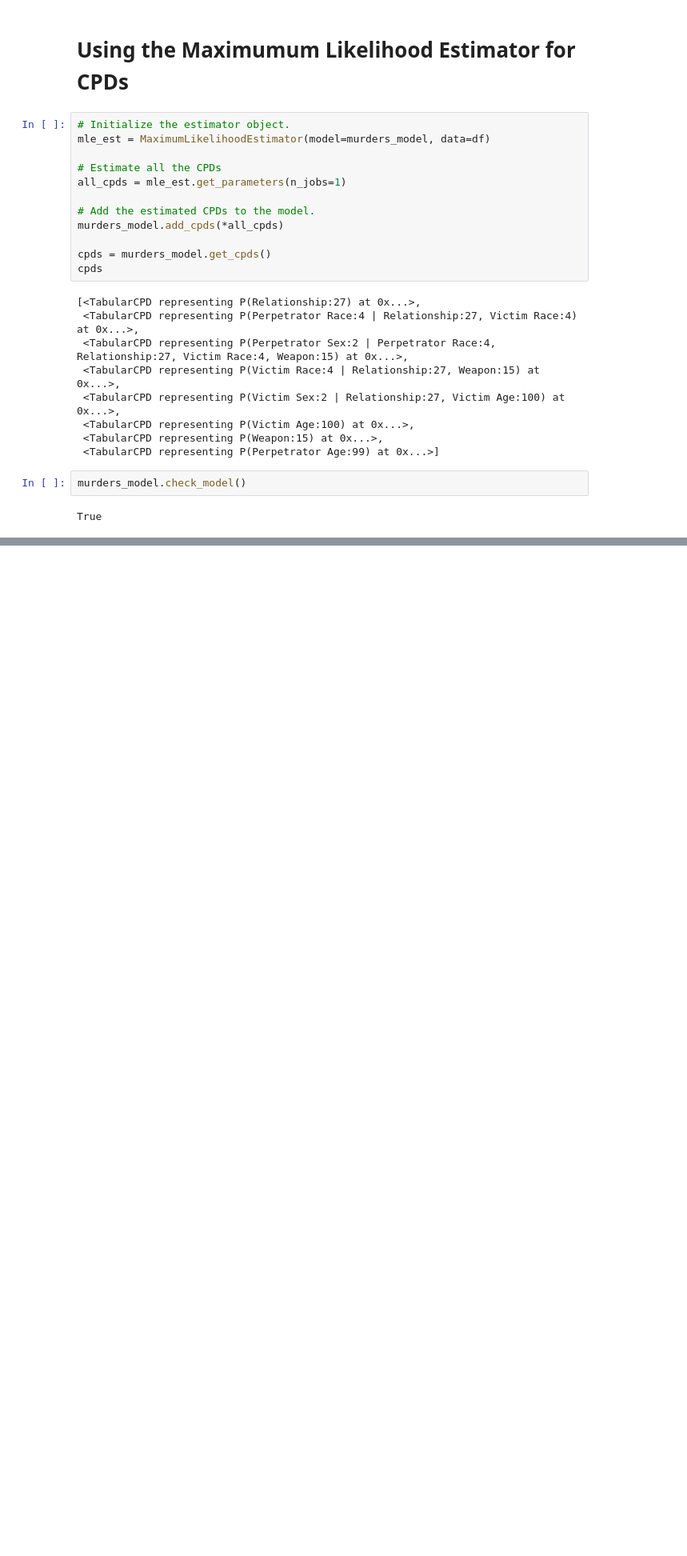
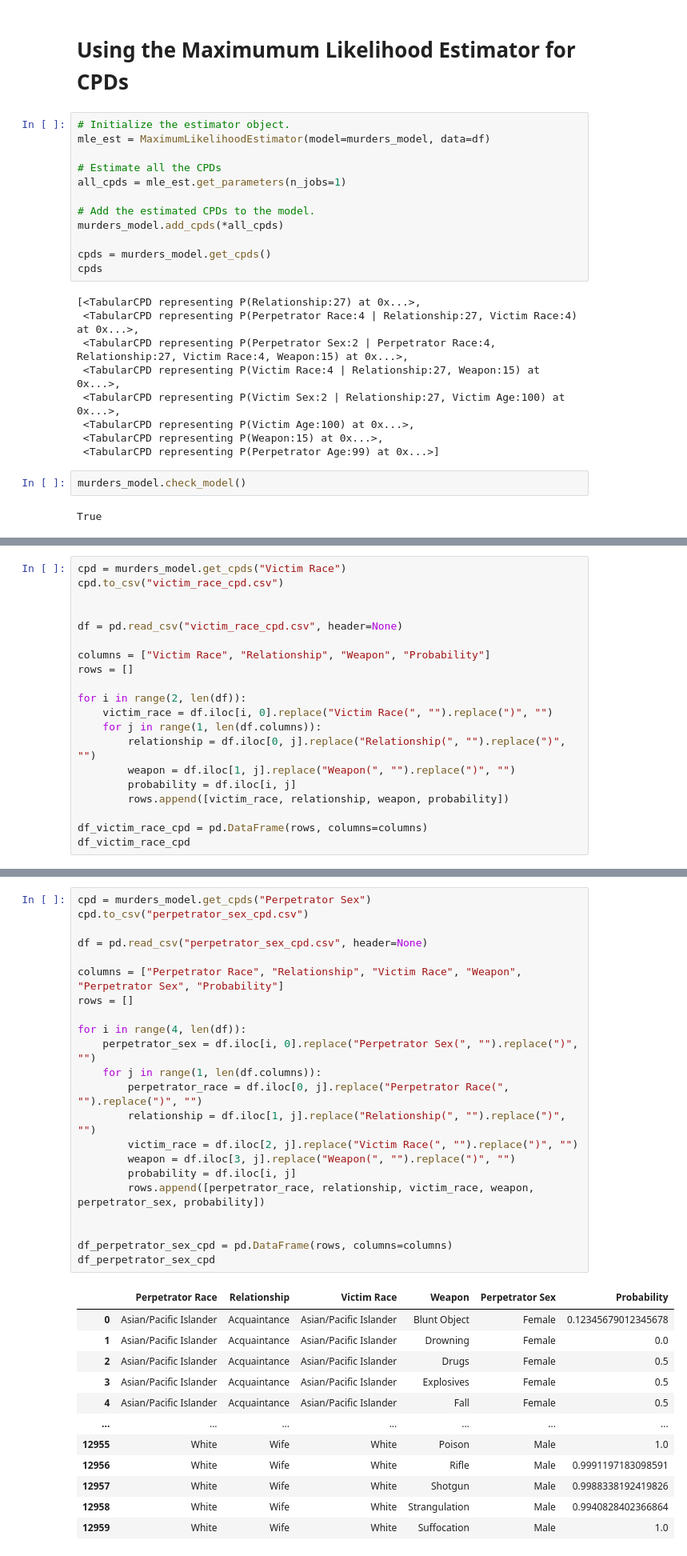
Before and after one commit to WARDROK/PW-WSI, a Jupyter notebook: lab7/BayesianNetwork.ipynb, the cells around one changed output, grey strips where cells are left out. Shown at 80% size. Drawn from its saved outputs; the diff is of its cells as text; blank space fills up the shorter version.

```diff
--- a/lab7/BayesianNetwork.ipynb
+++ b/lab7/BayesianNetwork.ipynb
@@ -128,0 +170,20 @@ df_pr
+# %%
+cpd = murders_model.get_cpds("Victim Race")
+cpd.to_csv("victim_race_cpd.csv")
+
+
+df = pd.read_csv("victim_race_cpd.csv", header=None)
+
+columns = ["Victim Race", "Relationship", "Weapon", "Probability"]
+rows = []
+
+for i in range(2, len(df)):
+    victim_race = df.iloc[i, 0].replace("Victim Race(", "").replace(")", "")
+    for j in range(1, len(df.columns)):
+        relationship = df.iloc[0, j].replace("Relationship(", "").replace(")", "")
+        weapon = df.iloc[1, j].replace("Weapon(", "").replace(")", "")
+        probability = df.iloc[i, j]
+        rows.append([victim_race, relationship, weapon, probability])
+
+df_victim_race_cpd = pd.DataFrame(rows, columns=columns)
+df_victim_race_cpd
@@ -128,0 +204,35 @@ df_pr
+# %%
+cpd = murders_model.get_cpds("Perpetrator Sex")
+cpd.to_csv("perpetrator_sex_cpd.csv")
+
+df = pd.read_csv("perpetrator_sex_cpd.csv", header=None)
+
+columns = ["Perpetrator Race", "Relationship", "Victim Race", "Weapon", "Perpetrator Sex", "Probability"]
+rows = []
+
+for i in range(4, len(df)):
+    perpetrator_sex = df.iloc[i, 0].replace("Perpetrator Sex(", "").replace(")", "")
+    for j in range(1, len(df.columns)):
+        perpetrator_race = df.iloc[0, j].replace("Perpetrator Race(", "").replace(")", "")
+        relationship = df.iloc[1, j].replace("Relationship(", "").replace(")", "")
+        victim_race = df.iloc[2, j].replace("Victim Race(", "").replace(")", "")
+        weapon = df.iloc[3, j].replace("Weapon(", "").replace(")", "")
+        probability = df.iloc[i, j]
+        rows.append([perpetrator_race, relationship, victim_race, weapon, perpetrator_sex, probability])
+
+
+df_perpetrator_sex_cpd = pd.DataFrame(rows, columns=columns)
+df_perpetrator_sex_cpd
+# %% [output]
+|  | Perpetrator Race | Relationship | Victim Race | Weapon | Perpetrator Sex | Probability |
+| 0 | Asian/Pacific Islander | Acquaintance | Asian/Pacific Islander | Blunt Object | Female | 0.12345679012345678 |
+| 1 | Asian/Pacific Islander | Acquaintance | Asian/Pacific Islander | Drowning | Female | 0.0 |
+| 2 | Asian/Pacific Islander | Acquaintance | Asian/Pacific Islander | Drugs | Female | 0.5 |
+| 3 | Asian/Pacific Islander | Acquaintance | Asian/Pacific Islander | Explosives | Female | 0.5 |
+| 4 | Asian/Pacific Islander | Acquaintance | Asian/Pacific Islander | Fall | Female | 0.5 |
+| ... | ... | ... | ... | ... | ... | ... |
+| 12955 | White | Wife | White | Poison | Male | 1.0 |
+| 12956 | White | Wife | White | Rifle | Male | 0.9991197183098591 |
+| 12957 | White | Wife | White | Shotgun | Male | 0.9988338192419826 |
+| 12958 | White | Wife | White | Strangulation | Male | 0.9940828402366864 |
+| 12959 | White | Wife | White | Suffocation | Male | 1.0 |
```
Also changed, not shown: parts of 19 cells of this notebook, 1 other file.
